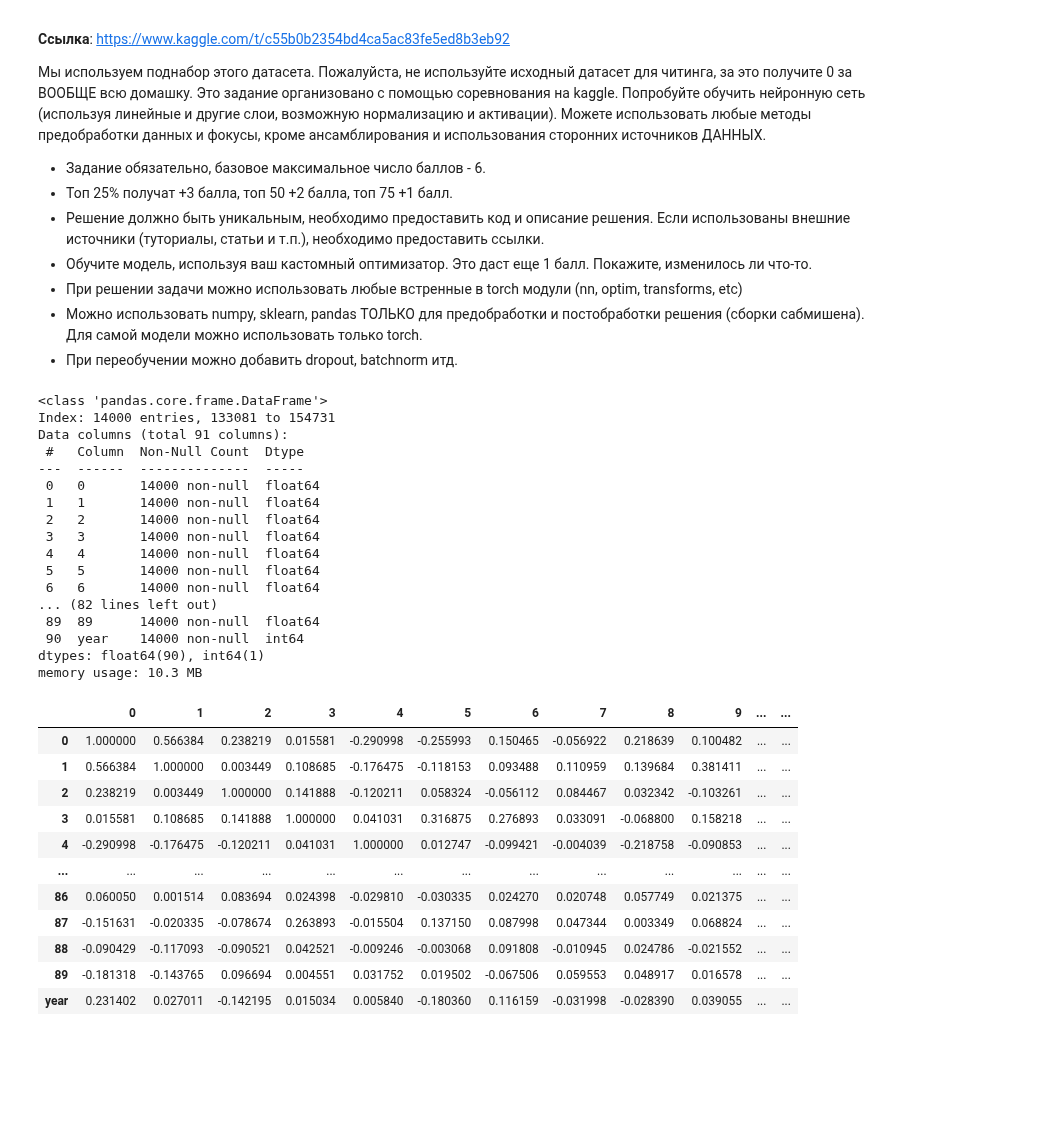
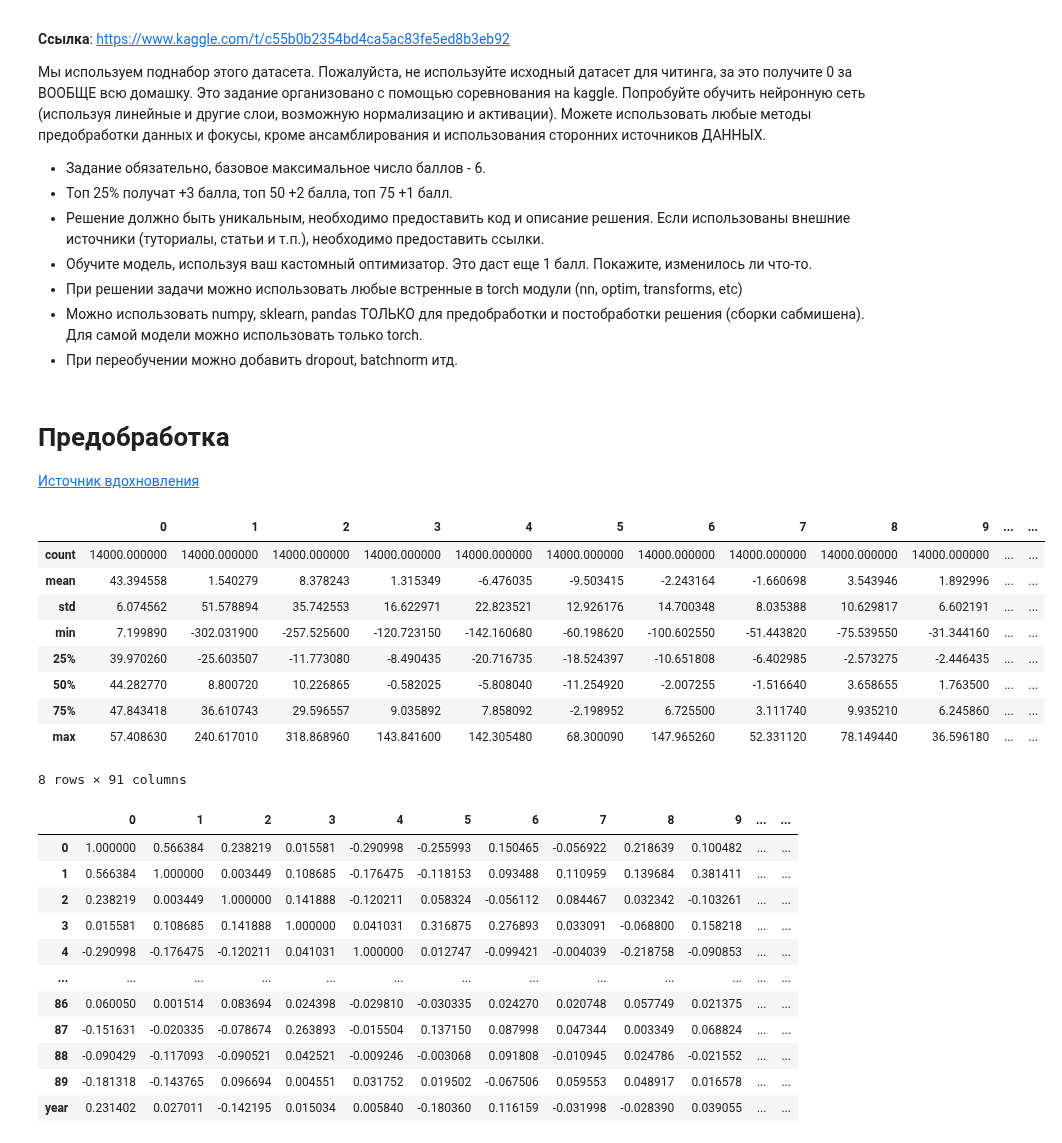
Before and after one commit to Dmitrij-Solovjev/spbu_deep_learning, a Jupyter notebook: homeworks/HW1/KaggleYearPredictionMSD.ipynb, the cells around one changed output. Saved outputs shown, nothing was run; the diff lists cells and outputs as text; code cells hidden in the pictures; blank space fills up the shorter version.

```diff
--- a/homeworks/HW1/KaggleYearPredictionMSD.ipynb
+++ b/homeworks/HW1/KaggleYearPredictionMSD.ipynb
@@ -18,6 +18,9 @@
 - При решении задачи можно использовать любые встренные в torch модули (nn, optim, transforms, etc)
 - Можно использовать numpy, sklearn, pandas ТОЛЬКО для предобработки и постобработки решения (сборки сабмишена). Для самой модели можно использовать только torch.
 - При переобучении можно добавить dropout, batchnorm итд.
+# %% [markdown]
+# Предобработка
+[Источник вдохновления](https://www.kaggle.com/code/raghav1810/release-year-prediction-on-msd-using-neural-nets)
 # %%
 import numpy as np
 import pandas as pd
@@ -34,28 +37,21 @@ df_x = pd.read_csv("../../datasets/YearPredictionMSD/train_x.csv", index_col=[0]
 df_y = pd.read_csv("../../datasets/YearPredictionMSD/train_y.csv", index_col=[0])
 df = pd.merge(df_x, df_y, left_index=True, right_index=True)
 
-df.info()
+#df.info()
-# %% [output]
-<class 'pandas.core.frame.DataFrame'>
-Index: 14000 entries, 133081 to 154731
-Data columns (total 91 columns):
- #   Column  Non-Null Count  Dtype
----  ------  --------------  -----
- 0   0       14000 non-null  float64
- 1   1       14000 non-null  float64
- 2   2       14000 non-null  float64
- 3   3       14000 non-null  float64
- 4   4       14000 non-null  float64
- 5   5       14000 non-null  float64
- 6   6       14000 non-null  float64
-... (82 lines left out)
- 89  89      14000 non-null  float64
- 90  year    14000 non-null  int64
-dtypes: float64(90), int64(1)
-memory usage: 10.3 MB
 # %%
 df.describe()
-df.to_csv("df_describe()", sep='\t', index = False)
+#df.to_csv("df_describe()", sep='\t', index = False)
+# %% [output]
+|  | 0 | 1 | 2 | 3 | 4 | 5 | 6 | 7 | 8 | 9 | ... | ... |
+| count | 14000.000000 | 14000.000000 | 14000.000000 | 14000.000000 | 14000.000000 | 14000.000000 | 14000.000000 | 14000.000000 | 14000.000000 | 14000.000000 | ... | ... |
+| mean | 43.394558 | 1.540279 | 8.378243 | 1.315349 | -6.476035 | -9.503415 | -2.243164 | -1.660698 | 3.543946 | 1.892996 | ... | ... |
+| std | 6.074562 | 51.578894 | 35.742553 | 16.622971 | 22.823521 | 12.926176 | 14.700348 | 8.035388 | 10.629817 | 6.602191 | ... | ... |
+| min | 7.199890 | -302.031900 | -257.525600 | -120.723150 | -142.160680 | -60.198620 | -100.602550 | -51.443820 | -75.539550 | -31.344160 | ... | ... |
+| 25% | 39.970260 | -25.603507 | -11.773080 | -8.490435 | -20.716735 | -18.524397 | -10.651808 | -6.402985 | -2.573275 | -2.446435 | ... | ... |
+| 50% | 44.282770 | 8.800720 | 10.226865 | -0.582025 | -5.808040 | -11.254920 | -2.007255 | -1.516640 | 3.658655 | 1.763500 | ... | ... |
+| 75% | 47.843418 | 36.610743 | 29.596557 | 9.035892 | 7.858092 | -2.198952 | 6.725500 | 3.111740 | 9.935210 | 6.245860 | ... | ... |
+| max | 57.408630 | 240.617010 | 318.868960 | 143.841600 | 142.305480 | 68.300090 | 147.965260 | 52.331120 | 78.149440 | 36.596180 | ... | ... |
+8 rows × 91 columns
 # %%
 corr_matrix = df.corr()
 corr_matrix
```
Also changed, not shown: parts of 11 cells of this notebook.
